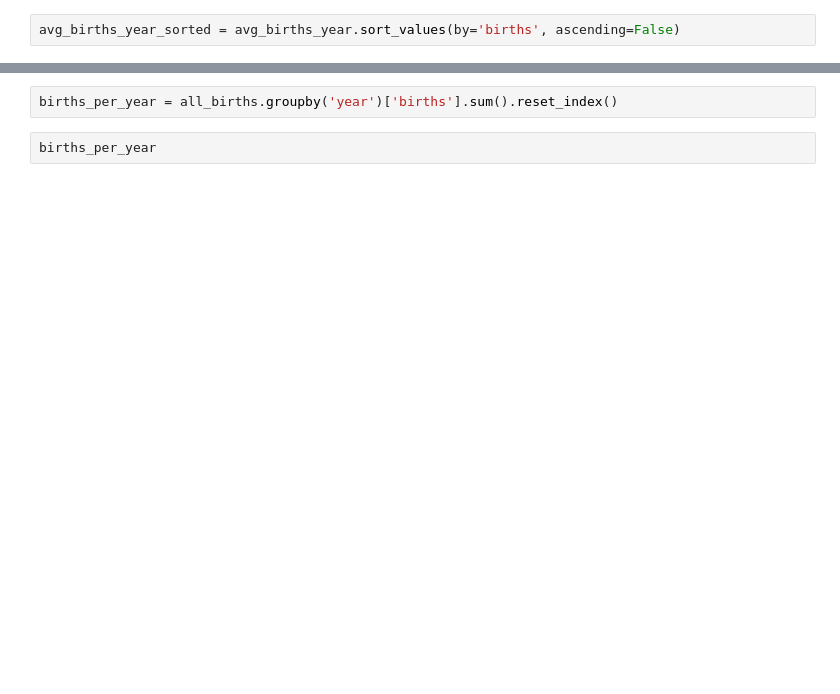
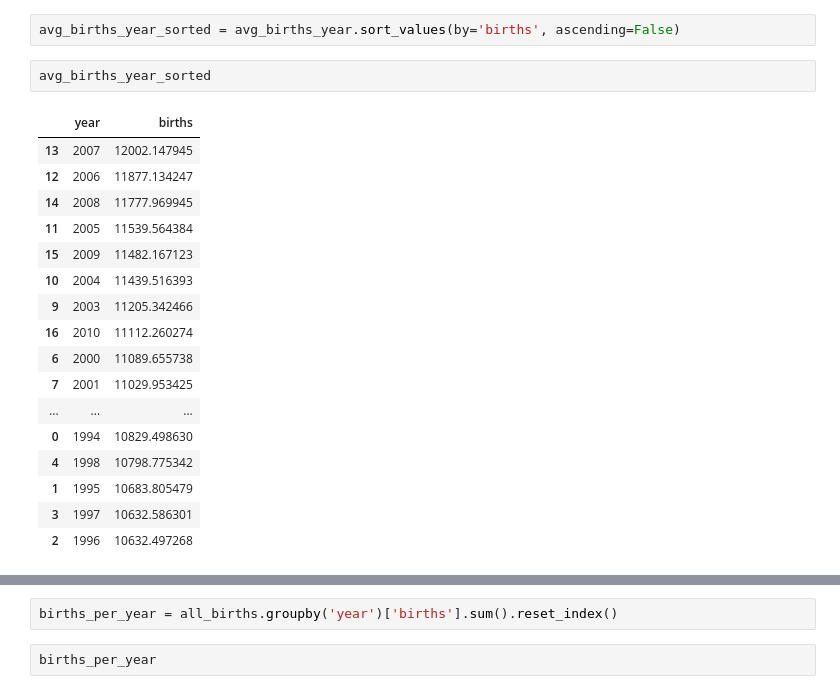
Before and after one commit to Timothyspratt/DA11_Capstone, a Jupyter notebook: notebook/capstone_da_11.ipynb, the cells around one changed output, grey strips where cells are left out. Drawn from its saved outputs; the diff is of its cells as text; blank space fills up the shorter version.

```diff
--- a/notebook/capstone_da_11.ipynb
+++ b/notebook/capstone_da_11.ipynb
@@ -226,6 +232,26 @@ avg_births_year
 | 20 | 2014 | 10987.758904 |
 # %%
 avg_births_year_sorted = avg_births_year.sort_values(by='births', ascending=False)
+# %%
+avg_births_year_sorted
+# %% [output]
+|  | year | births |
+| 13 | 2007 | 12002.147945 |
+| 12 | 2006 | 11877.134247 |
+| 14 | 2008 | 11777.969945 |
+| 11 | 2005 | 11539.564384 |
+| 15 | 2009 | 11482.167123 |
+| 10 | 2004 | 11439.516393 |
+| 9 | 2003 | 11205.342466 |
+| 16 | 2010 | 11112.260274 |
+| 6 | 2000 | 11089.655738 |
+| 7 | 2001 | 11029.953425 |
+| ... | ... | ... |
+| 0 | 1994 | 10829.498630 |
+| 4 | 1998 | 10798.775342 |
+| 1 | 1995 | 10683.805479 |
+| 3 | 1997 | 10632.586301 |
+| 2 | 1996 | 10632.497268 |
 # %%
 plt.figure(figsize=(10, 7))
 
```
Also changed, not shown: parts of 35 cells of this notebook, 1 other file.
